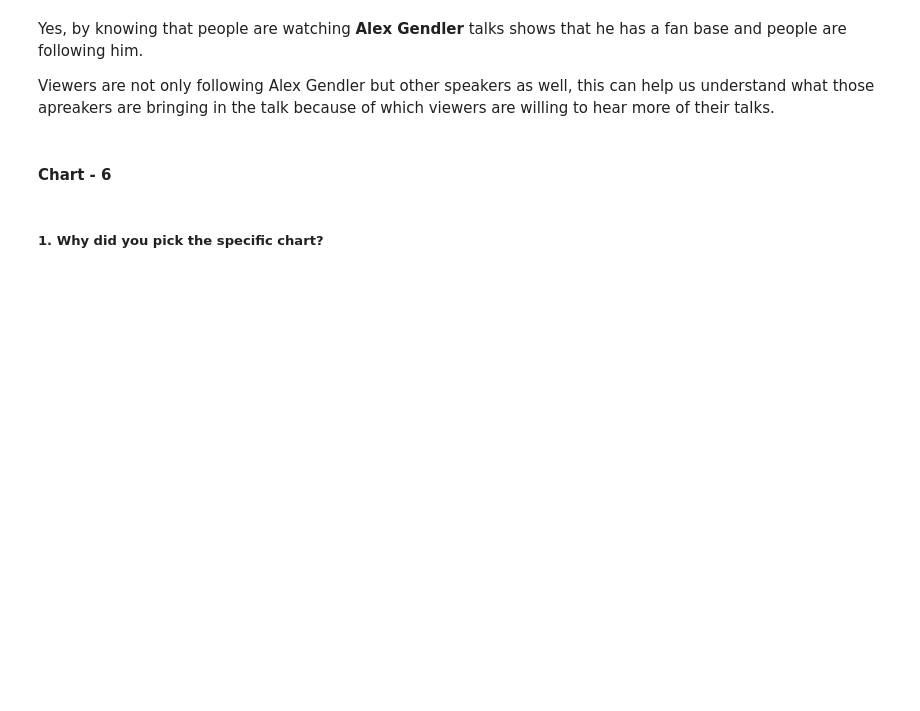
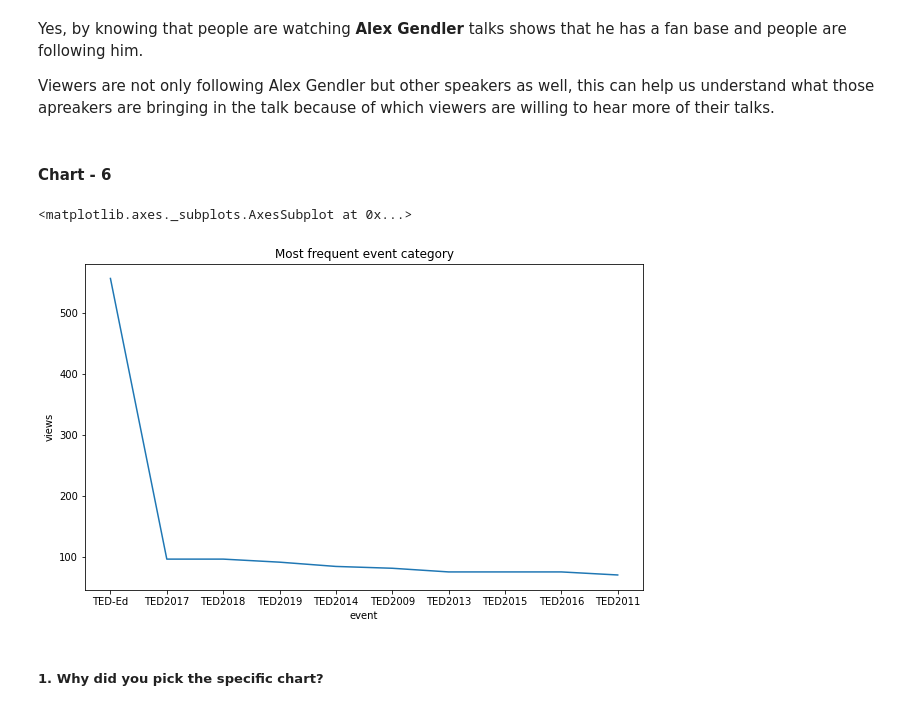
Before and after one commit to abhishekdhasmana17/ted-talk-view-prediction, a Jupyter notebook: Ted_Talk_Views_Prediction.ipynb, the cells around one changed output. Drawn from its saved outputs; the diff is of its cells as text; code cells hidden in the pictures; blank space fills up the shorter version.

```diff
--- a/Ted_Talk_Views_Prediction.ipynb
+++ b/Ted_Talk_Views_Prediction.ipynb
@@ -789,3 +803,18 @@ Viewers are not only following Alex Gendler but other speakers as well, this can
+# %%
+# Chart - 6 visualization code
+
+#most recurring events
+event_df=df_new[['event','views']].groupby('event').agg({'views' : 'count'}).nlargest(10,['views'])
+event_df.reset_index(inplace=True)
+ev = list(event_df['event'])
+vi = list(event_df['views'])
+# %%
+plt.figure(figsize=(10,6))
+plt.title('Most frequent event category')
+sns.lineplot(x='event',y='views',data=event_df)
+# %% [output]
+<matplotlib.axes._subplots.AxesSubplot at 0x...>
+[figure, added]
 # %% [markdown]
 ##### 1. Why did you pick the specific chart?
 # %% [markdown]
```
Also changed, not shown: parts of 3 cells of this notebook.
